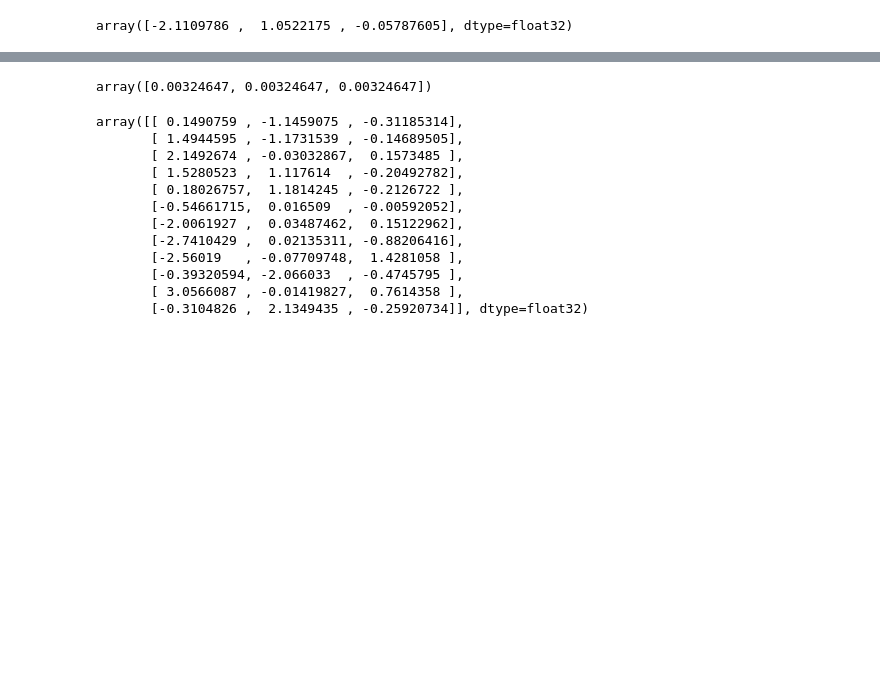
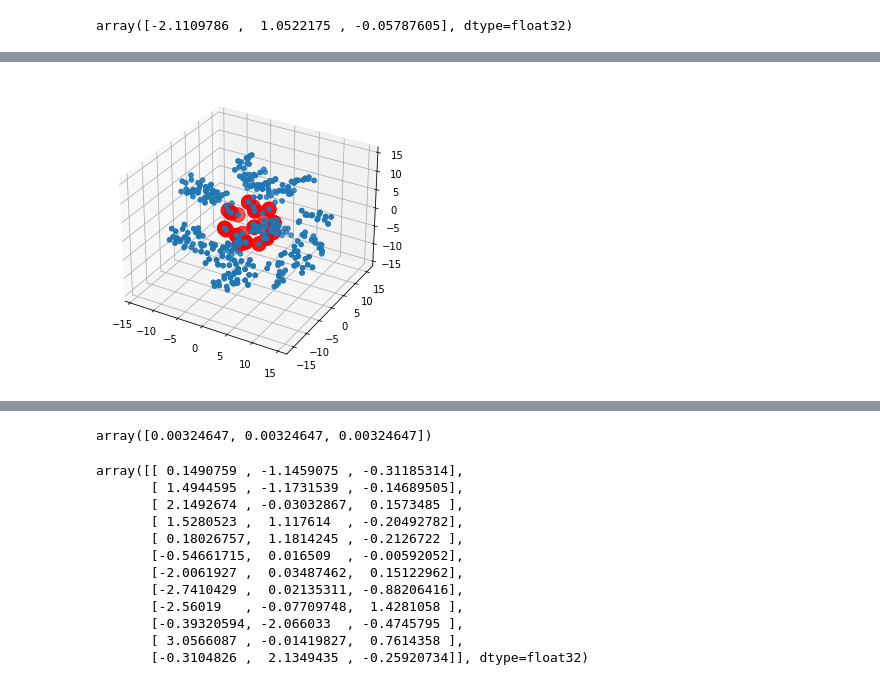
Before and after one commit to MDSYN2019/MDNPPackage, a Jupyter notebook: notebooks/RDKit_Practise.ipynb, the cells around one changed output, grey strips where cells are left out. Saved outputs shown, nothing was run; the diff lists cells and outputs as text; code cells hidden in the pictures; blank space fills up the shorter version.

```diff
--- a/notebooks/RDKit_Practise.ipynb
+++ b/notebooks/RDKit_Practise.ipynb
@@ -557,0 +404,9 @@ vector_plot([vec2, vec1_rot])
+# %%
+#X, Y, Z
+SphereList = []
+for i in range(0, len(X)):
+    SphereList.append([X[i], Y[i], Z[i]])
+for i in range(0, len(SphereList) -1):
+    SphereList[i][0] = SphereList[i][0] * 10
+    SphereList[i][1] = SphereList[i][1] * 10
+    SphereList[i][2] = SphereList[i][2] * 10
@@ -557,0 +569,33 @@ vector_plot([vec2, vec1_rot])
+# %%
+import matplotlib.pyplot as plt
+from mpl_toolkits.mplot3d import axes3d
+from mpl_toolkits.mplot3d import Axes3D
+#x = plt.axes(projection='3d')
+
+Xplot = []
+Yplot = []
+Zplot = []
+
+XplotSphere = []
+YplotSphere = []
+ZplotSphere = []
+
+for entry in LigandList:
+    #ax.plot3D(entry[0], entry[1], entry[2], 'red')
+    Xplot.append(entry[0])
+    Yplot.append(entry[1])
+    Zplot.append(entry[2])
+for entry in Sphere:
+    #ax.plot3D(entry[0], entry[1], entry[2], 'red')
+    XplotSphere.append(entry[0])
+    YplotSphere.append(entry[1])
+    ZplotSphere.append(entry[2])
+
+#x.plot3D(Xplot, Yplot,Zplot, 'red')
+fig = plt.figure()
+ax = Axes3D(fig)
+ax.scatter(Xplot, Yplot, Zplot, marker='o')
+ax.scatter(XplotSphere, YplotSphere, ZplotSphere, marker = 'o', color = 'red', s = 200)
+plt.show()
+# %% [output]
+[figure, added]
```
Also changed, not shown: parts of 61 cells of this notebook, 3 other files.
